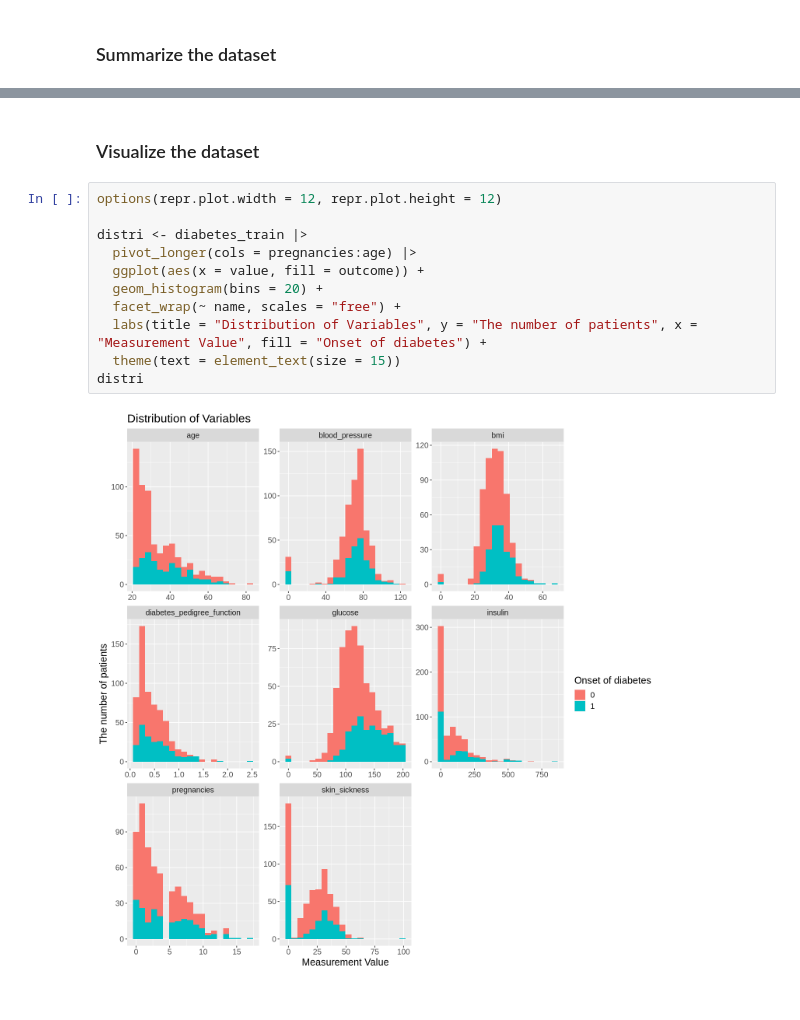
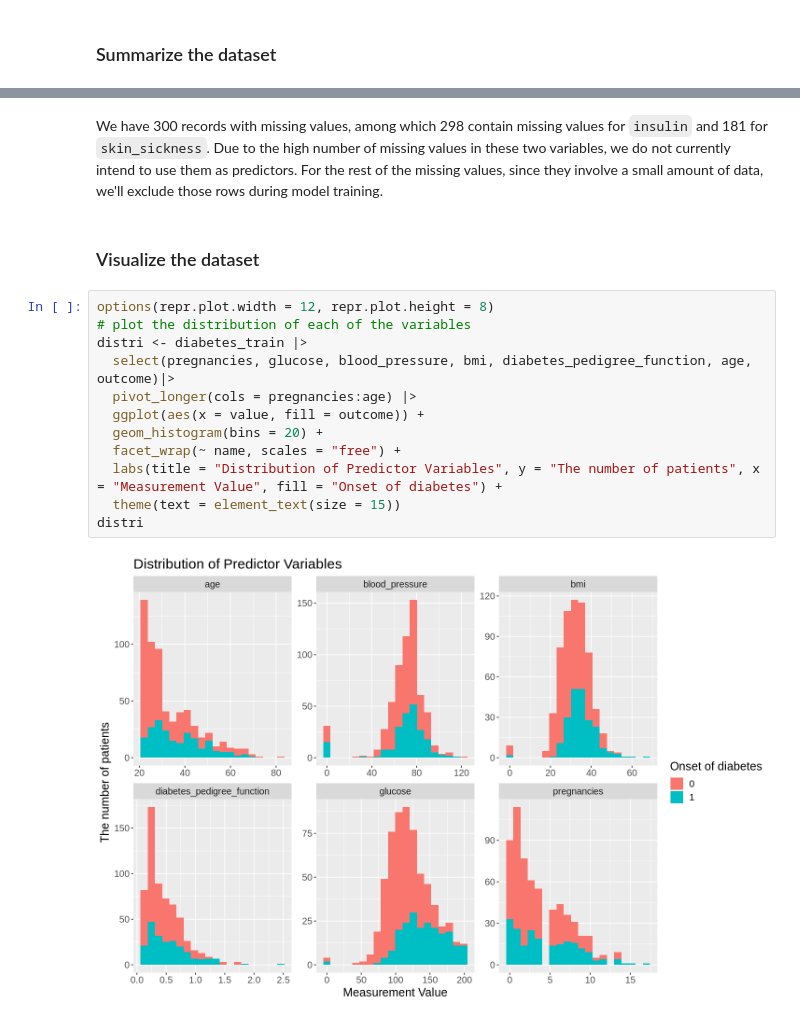
Before and after one commit to audrey-rw5683/dsci-100-2023w2-group-002-2, a Jupyter notebook: proposal.ipynb, the cells around one changed output, grey strips where cells are left out. Drawn from its saved outputs; the diff is of its cells as text.

Commit message:
Checked the missing values

```diff
--- a/proposal.ipynb
+++ b/proposal.ipynb
@@ -181,18 +221,21 @@ A tibble: 1 × 8
+# %% [markdown]
+We have 300 records with missing values, among which 298 contain missing values for `insulin` and 181 for `skin_sickness`. Due to the high number of missing values in these two variables, we do not currently intend to use them as predictors. For the rest of the missing values, since they involve a small amount of data, we'll exclude those rows during model training.
 # %% [markdown]
 ### Visualize the dataset
 # %%
-options(repr.plot.width = 12, repr.plot.height = 12)
-
+options(repr.plot.width = 12, repr.plot.height = 8)
+# plot the distribution of each of the variables
 distri <- diabetes_train |>
+  select(pregnancies, glucose, blood_pressure, bmi, diabetes_pedigree_function, age, outcome)|>
   pivot_longer(cols = pregnancies:age) |>
   ggplot(aes(x = value, fill = outcome)) +
   geom_histogram(bins = 20) +
   facet_wrap(~ name, scales = "free") +
-  labs(title = "Distribution of Variables", y = "The number of patients", x = "Measurement Value", fill = "Onset of diabetes") +
+  labs(title = "Distribution of Predictor Variables", y = "The number of patients", x = "Measurement Value", fill = "Onset of diabetes") +
   theme(text = element_text(size = 15))
 distri
 # %% [output]
-[figure, old version]
+[figure, new version]
 # %% [markdown]
 # Expected outcomes and significance
 ### What do you expect to find?
```
Also changed, not shown: parts of 8 cells of this notebook.
